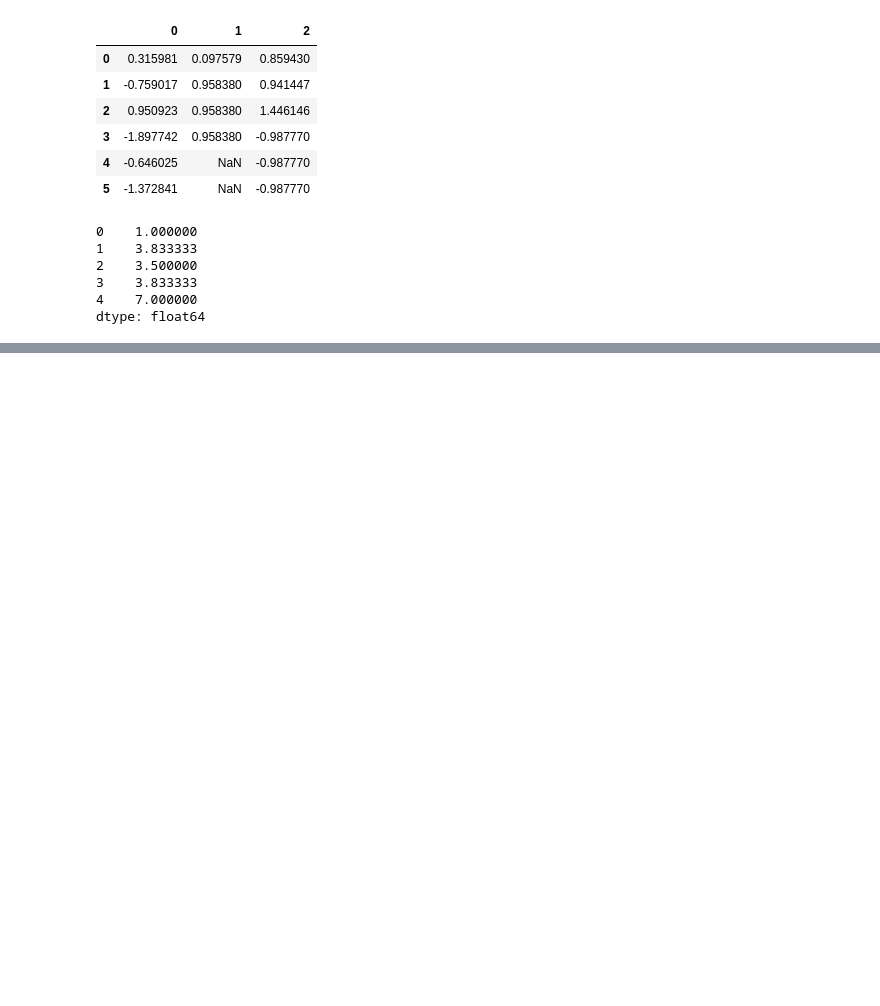
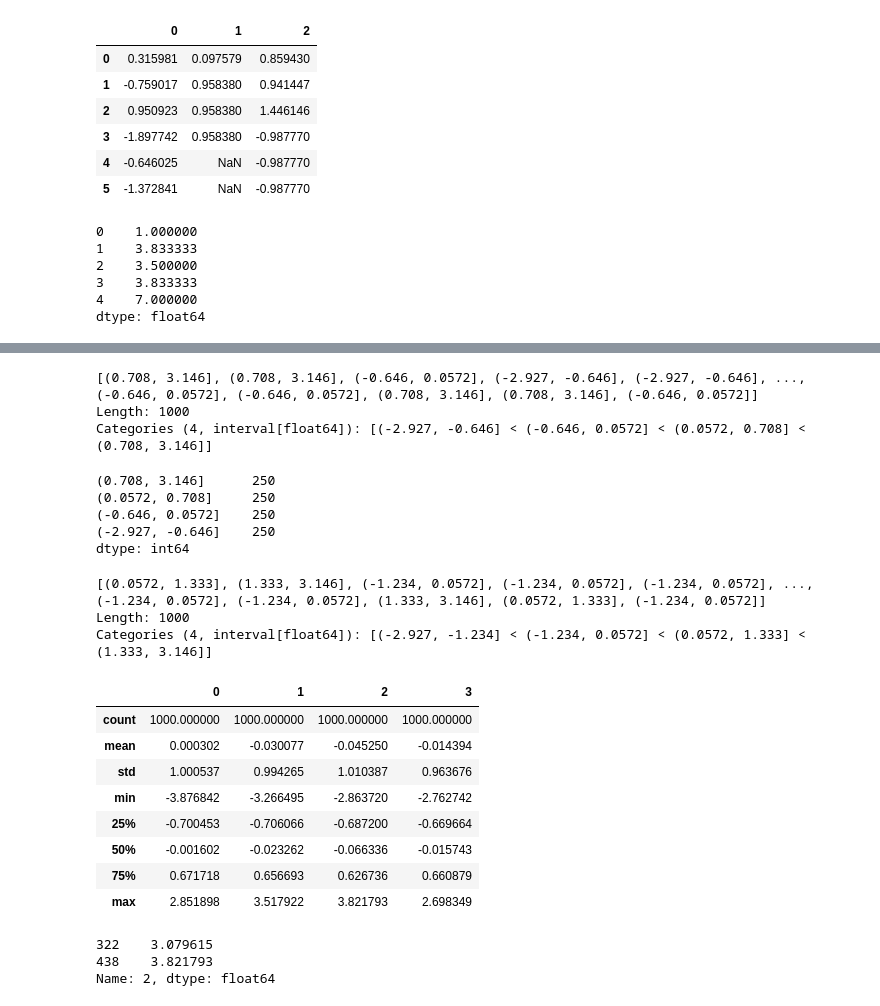
Before and after one commit to neulingTop/Datawale_analysis_8, a Jupyter notebook: task4_data_cleaning_chapter7.ipynb, the cells around one changed output, grey strips where cells are left out. Drawn from its saved outputs; the diff is of its cells as text; code cells hidden in the pictures; blank space fills up the shorter version.

```diff
--- a/task4_data_cleaning_chapter7.ipynb
+++ b/task4_data_cleaning_chapter7.ipynb
@@ -206,0 +420,34 @@ dtype: float64
+# %%
+cats
+# %% [output]
+[(0.708, 3.146], (0.708, 3.146], (-0.646, 0.0572], (-2.927, -0.646], (-2.927, -0.646], ..., (-0.646, 0.0572], (-0.646, 0.0572], (0.708, 3.146], (0.708, 3.146], (-0.646, 0.0572]]
+Length: 1000
+Categories (4, interval[float64]): [(-2.927, -0.646] < (-0.646, 0.0572] < (0.0572, 0.708] < (0.708, 3.146]]
+# %%
+pd.value_counts(cats)
+# %% [output]
+(0.708, 3.146]      250
+(0.0572, 0.708]     250
+(-0.646, 0.0572]    250
+(-2.927, -0.646]    250
+dtype: int64
+# %%
+pd.qcut(data, [0, 0.1, 0.5, 0.9, 1.])
+# %% [output]
+[(0.0572, 1.333], (1.333, 3.146], (-1.234, 0.0572], (-1.234, 0.0572], (-1.234, 0.0572], ..., (-1.234, 0.0572], (-1.234, 0.0572], (1.333, 3.146], (0.0572, 1.333], (-1.234, 0.0572]]
+Length: 1000
+Categories (4, interval[float64]): [(-2.927, -1.234] < (-1.234, 0.0572] < (0.0572, 1.333] < (1.333, 3.146]]
+# %%
+ data = pd.DataFrame(np.random.randn(1000, 4))
+# %%
+data.describe()
+# %% [output]
+|  | 0 | 1 | 2 | 3 |
+| count | 1000.000000 | 1000.000000 | 1000.000000 | 1000.000000 |
+| mean | 0.000302 | -0.030077 | -0.045250 | -0.014394 |
+| std | 1.000537 | 0.994265 | 1.010387 | 0.963676 |
+| min | -3.876842 | -3.266495 | -2.863720 | -2.762742 |
+| 25% | -0.700453 | -0.706066 | -0.687200 | -0.669664 |
+| 50% | -0.001602 | -0.023262 | -0.066336 | -0.015743 |
+| 75% | 0.671718 | 0.656693 | 0.626736 | 0.660879 |
+| max | 2.851898 | 3.517922 | 3.821793 | 2.698349 |
@@ -206,0 +456,6 @@ dtype: float64
+# %%
+col[np.abs(col) > 3]
+# %% [output]
+322    3.079615
+438    3.821793
+Name: 2, dtype: float64
```
Also changed, not shown: parts of 123 cells of this notebook, 22 other files.
